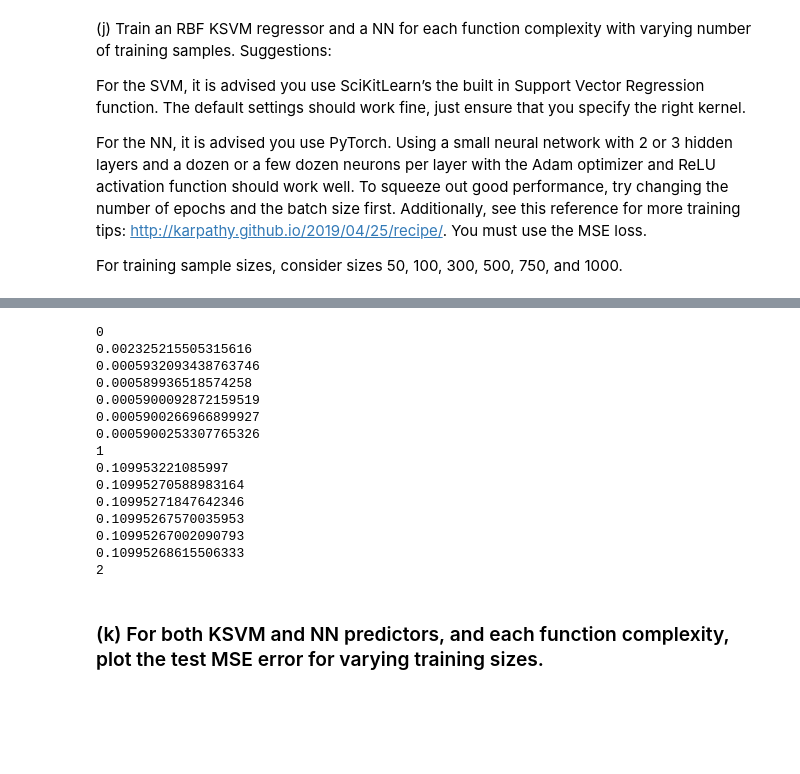
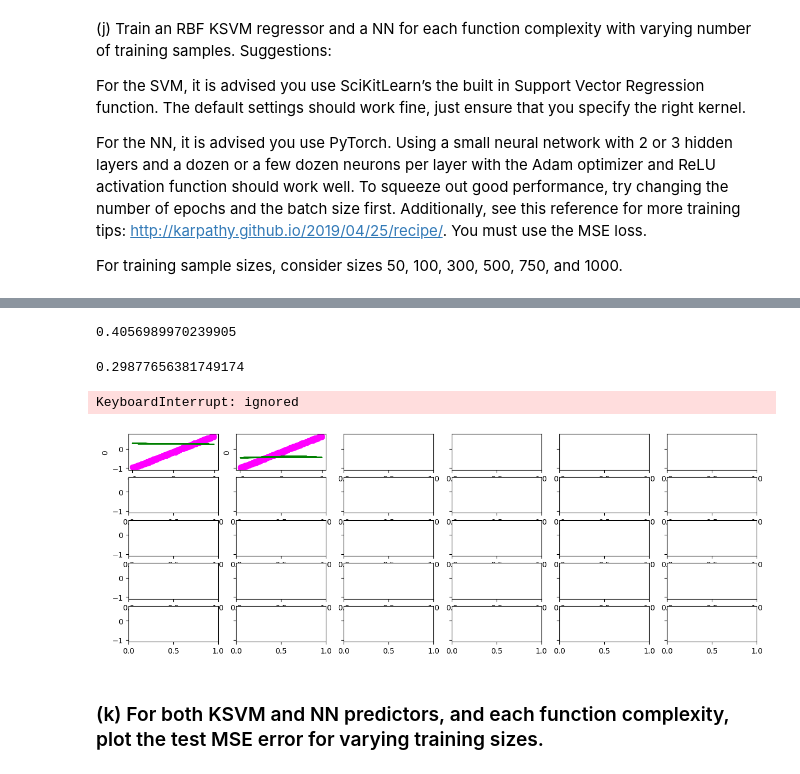
Before and after one commit to Charlwang922/Columbia-Machine-Learning, a Jupyter notebook: hw/hw4/ML-hw4-q2.ipynb, the cells around one changed output, grey strips where cells are left out. Drawn from its saved outputs; the diff is of its cells as text; code cells hidden in the pictures; blank space fills up the shorter version.

```diff
--- a/hw/hw4/ML-hw4-q2.ipynb
+++ b/hw/hw4/ML-hw4-q2.ipynb
@@ -77,22 +78,15 @@ For training sample sizes, consider sizes 50, 100, 300, 500, 750, and 1000.
 # %%
 #RBF KSVM
 svr = svm.SVR(kernel='rbf')
-sample_size = [50, 100, 300, 500, 750, 1000]
-mse_svm = np.zeros(shape=(5, len(sample_size)))
-fig, axes = plt.subplots(5, 6, figsize=(15, 5), sharey=True)
+training_size = [50, 100, 300, 500, 750, 1000]
+mse_svm = np.zeros(shape=(5, len(training_size)))
 
 for i in range(5):
-    for b in range(len(sample_size)):
-        train_x = np.array(train[i]['x']).reshape(-1,1)[:sample_size[b]]
-        train_y = np.array(train[i]['y'])[:sample_size[b]]
+    for b in range(len(training_size)):
+        train_x = np.array(train[i]['x']).reshape(-1,1)[:training_size[b]]
+        train_y = np.array(train[i]['y'])[:training_size[b]]
         test_x = np.array(test[i]['x']).reshape(-1,1)
         test_y = np.array(test[i]['y'])
         svr.fit(train_x, train_y)
         pred_y = svr.predict(test_x)
         mse_svm[i][b]= mean_squared_error(test_y,pred_y)
-
-        axes[i,b].scatter(test_x, test_y, color = 'magenta')
-        axes[i,b].plot(test_x, pred_y, color = 'green')
-        axes[i,b].set_xlabel(f'sample size {sample_size[b]}')
-        axes[i,b].set_ylabel(i)
-plt.show()
@@ -101,63 +138,44 @@ plt.show()
 # %%
 # Neural Network
-model = nn.Sequential(
-    nn.Linear(1,1),
-    nn.ReLU(),
-    nn.Linear(1,1),
-    nn.ReLU(),
-    nn.Linear(1,1)
-)
-optimizer = optim.Adam(model.parameters(), lr=0.001)
-loss_fn = nn.MSELoss()
-n_epochs = 100
-batch_size = 32
-
-mse_nn = np.zeros(shape=(5, len(sample_size)))
+mse_nn = np.zeros(shape=(5, len(training_size)))
 
 fig, axes = plt.subplots(5, 6, figsize=(15, 5), sharey=True)
 for i in range(5):
-    print(i)
-    for b in range(len(sample_size)):
-      x_torch_train = torch.from_numpy(np.array(train[i]['x'])).reshape(-1,1)
-      y_torch_train = torch.from_numpy(np.array(train[i]['y'])).reshape(-1,1)
+    model = RegressionNN(train_x.shape[1], hidden_size=16, output_size=1)
+    optimizer = optim.Adam(model.parameters(), lr=0.001)
+    loss_fn = nn.MSELoss()
+    n_epochs = 100
+    batch_size = 32
+    for s in range(len(training_size)):
+      x_torch_train = torch.from_numpy(np.array(train[i]['x'])).reshape(-1,1)[:s]
+      y_torch_train = torch.from_numpy(np.array(train[i]['y']))[:s]
       x_torch_test = torch.from_numpy(np.array(test[i]['x'])).reshape(-1,1)
-      y_torch_test = torch.from_numpy(np.array(test[i]['y'])).reshape(-1,1)
+      y_torch_test = torch.from_numpy(np.array(test[i]['y']))
       for epoch in range(n_epochs):
         for batch in range(batch_size):
           start = batch * batch_size
           end = start + batch_size
           batch_X = x_torch_train[start:end]
           batch_y = y_torch_train[start:end]
-          # forward pass
+
           y_pred = model(batch_X.float())
           loss = loss_fn(y_pred.float(), batch_y.float())
-          # backward pass
           optimizer.zero_grad()
           loss.backward()
-          # update weights
           optimizer.step()
-      # evaluate accuracy at end of each epoch
-      y_pred_test = model(x_torch_test.float())
-      y_pred_test.reshape(-1,1)
-      mse_nn[i][b] = mean_squared_error(y_torch_test.detach().numpy(),y_pred_test.detach().numpy())
-      print(mse_nn[i][b])
+      y_pred_test = model(x_torch_test.float()).reshape(-1,1)
+      axes[i,s].scatter(test[i]['x'], test[i]['y'], color = 'magenta')
+      axes[i,s].plot(test[i]['x'], y_pred_test.detach().numpy() , color = 'green')
+      axes[i,s].set_xlabel(f'sample size {trainin[b]}')
+      axes[i,s].set_ylabel(i)
+      mse_nn[i][s] = mean_squared_error(y_torch_test.detach().numpy(),y_pred_test.detach().numpy())
+      print(mse_nn[i][s])
 plt.show()
 # %% [output]
-0
-0.002325215505315616
-0.0005932093438763746
-0.000589936518574258
-0.0005900092872159519
-0.0005900266966899927
-0.0005900253307765326
-1
-0.109953221085997
-0.10995270588983164
-0.10995271847642346
-0.10995267570035953
-0.10995267002090793
-0.10995268615506333
-2
+0.4056989970239905
+0.29877656381749174
+KeyboardInterrupt: ignored
+[figure, added]
 # %% [markdown]
 ### (k) For both KSVM and NN predictors, and each function complexity, plot the test MSE error for varying training sizes.
 # %%
```
Also changed, not shown: parts of 6 cells of this notebook.
